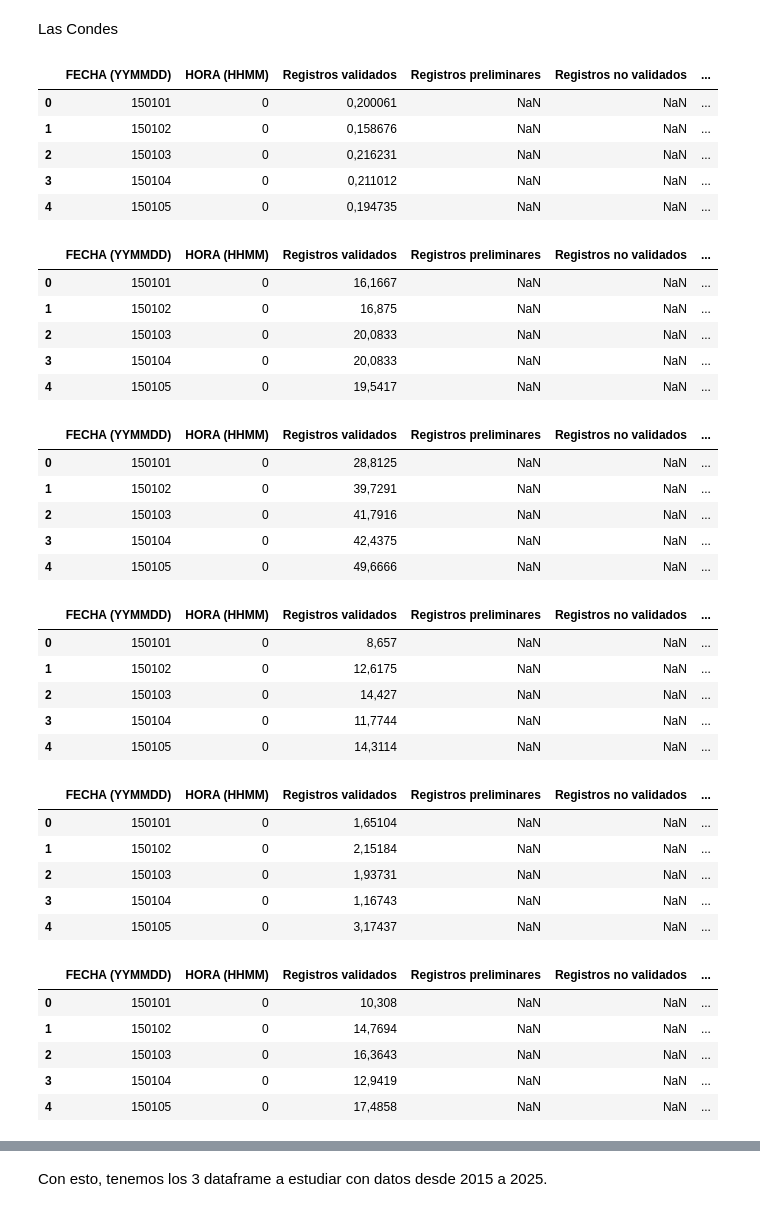
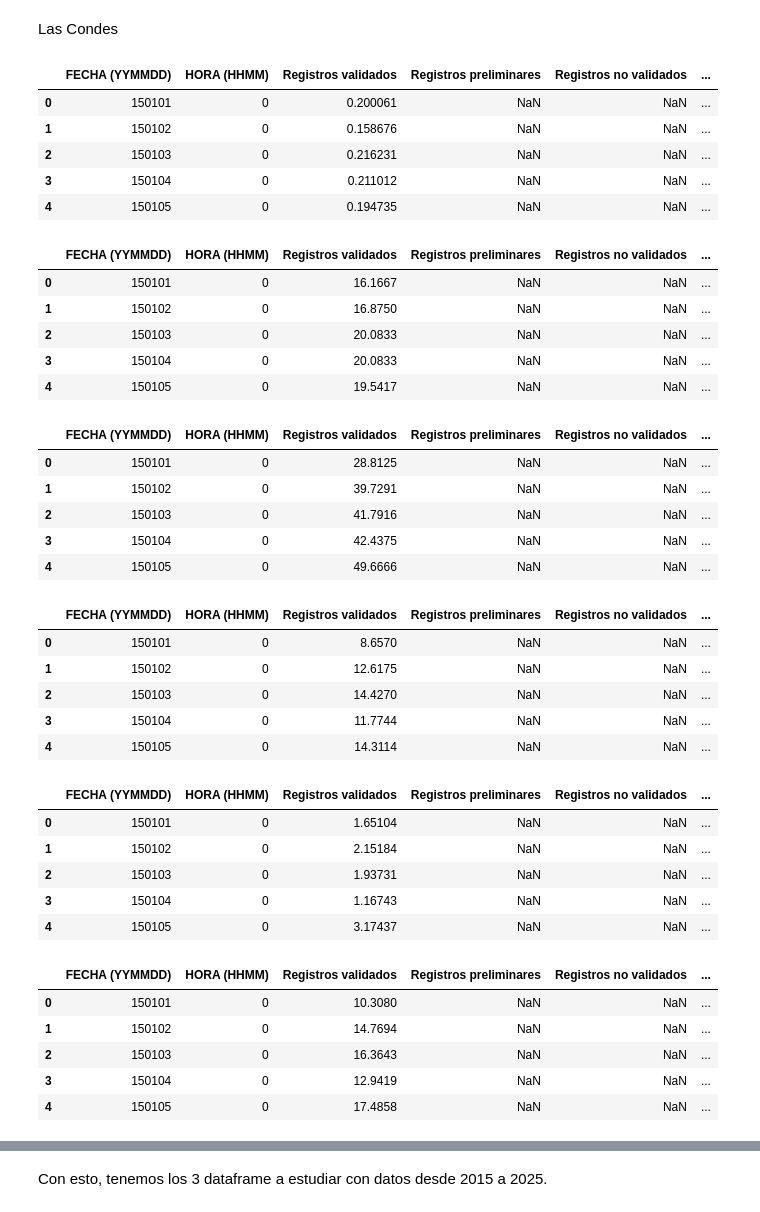
Before and after one commit to Seba-RC/AnalisisContaminacionAire, a Jupyter notebook: AnalisisDatos.ipynb, the cells around one changed output, grey strips where cells are left out. Cells and saved outputs as stored; diff of their text form; code cells hidden in the pictures.

```diff
--- a/AnalisisDatos.ipynb
+++ b/AnalisisDatos.ipynb
@@ -248,55 +239,55 @@ Este dataframe sera usado para el analisis de la comuna de El Bosque.
 # %% [markdown]
 Las Condes
 # %%
-lasCondesCO = pd.read_csv('Datos/las_condes/COLasCondes.csv', sep=';')
+lasCondesCO = pd.read_csv('Datos/las_condes/COLasCondes.csv', sep=';', decimal=',')
 display(lasCondesCO.head())
-lasCondesmp2_5 = pd.read_csv('Datos/las_condes/mp2.5LasCondes.csv', sep=';')
+lasCondesmp2_5 = pd.read_csv('Datos/las_condes/mp2.5LasCondes.csv', sep=';', decimal=',')
 display(lasCondesmp2_5.head())
-lasCondesmp10 = pd.read_csv('Datos/las_condes/mp10LasCondes.csv', sep=';')
+lasCondesmp10 = pd.read_csv('Datos/las_condes/mp10LasCondes.csv', sep=';', decimal=',')
 display(lasCondesmp10.head())
-lasCondesNO2 = pd.read_csv('Datos/las_condes/NO2LasCondes.csv', sep=';')
+lasCondesNO2 = pd.read_csv('Datos/las_condes/NO2LasCondes.csv', sep=';', decimal=',')
 display(lasCondesNO2.head())
-lasCondesNO = pd.read_csv('Datos/las_condes/NOLasCondes.csv', sep=';')
+lasCondesNO = pd.read_csv('Datos/las_condes/NOLasCondes.csv', sep=';', decimal=',')
 display(lasCondesNO.head())
-lasCondesNOx = pd.read_csv('Datos/las_condes/NOxLasCondes.csv', sep=';')
+lasCondesNOx = pd.read_csv('Datos/las_condes/NOxLasCondes.csv', sep=';', decimal=',')
 display(lasCondesNOx.head())
-lasCondesO3 = pd.read_csv('Datos/las_condes/O3LasCondes.csv', sep=';')
+lasCondesO3 = pd.read_csv('Datos/las_condes/O3LasCondes.csv', sep=';', decimal=',')
 display(lasCondesO3.head())
 # %% [output]
 |  | FECHA (YYMMDD) | HORA (HHMM) | Registros validados | Registros preliminares | Registros no validados | ... |
-| 0 | 150101 | 0 | 0,200061 | NaN | NaN | ... |
-| 1 | 150102 | 0 | 0,158676 | NaN | NaN | ... |
-| 2 | 150103 | 0 | 0,216231 | NaN | NaN | ... |
-| 3 | 150104 | 0 | 0,211012 | NaN | NaN | ... |
-| 4 | 150105 | 0 | 0,194735 | NaN | NaN | ... |
+| 0 | 150101 | 0 | 0.200061 | NaN | NaN | ... |
+| 1 | 150102 | 0 | 0.158676 | NaN | NaN | ... |
+| 2 | 150103 | 0 | 0.216231 | NaN | NaN | ... |
+| 3 | 150104 | 0 | 0.211012 | NaN | NaN | ... |
+| 4 | 150105 | 0 | 0.194735 | NaN | NaN | ... |
 |  | FECHA (YYMMDD) | HORA (HHMM) | Registros validados | Registros preliminares | Registros no validados | ... |
-| 0 | 150101 | 0 | 16,1667 | NaN | NaN | ... |
-| 1 | 150102 | 0 | 16,875 | NaN | NaN | ... |
-| 2 | 150103 | 0 | 20,0833 | NaN | NaN | ... |
-| 3 | 150104 | 0 | 20,0833 | NaN | NaN | ... |
-| 4 | 150105 | 0 | 19,5417 | NaN | NaN | ... |
+| 0 | 150101 | 0 | 16.1667 | NaN | NaN | ... |
+| 1 | 150102 | 0 | 16.8750 | NaN | NaN | ... |
+| 2 | 150103 | 0 | 20.0833 | NaN | NaN | ... |
+| 3 | 150104 | 0 | 20.0833 | NaN | NaN | ... |
+| 4 | 150105 | 0 | 19.5417 | NaN | NaN | ... |
 |  | FECHA (YYMMDD) | HORA (HHMM) | Registros validados | Registros preliminares | Registros no validados | ... |
-| 0 | 150101 | 0 | 28,8125 | NaN | NaN | ... |
-| 1 | 150102 | 0 | 39,7291 | NaN | NaN | ... |
-| 2 | 150103 | 0 | 41,7916 | NaN | NaN | ... |
-| 3 | 150104 | 0 | 42,4375 | NaN | NaN | ... |
-| 4 | 150105 | 0 | 49,6666 | NaN | NaN | ... |
+| 0 | 150101 | 0 | 28.8125 | NaN | NaN | ... |
+| 1 | 150102 | 0 | 39.7291 | NaN | NaN | ... |
+| 2 | 150103 | 0 | 41.7916 | NaN | NaN | ... |
+| 3 | 150104 | 0 | 42.4375 | NaN | NaN | ... |
+| 4 | 150105 | 0 | 49.6666 | NaN | NaN | ... |
 |  | FECHA (YYMMDD) | HORA (HHMM) | Registros validados | Registros preliminares | Registros no validados | ... |
-| 0 | 150101 | 0 | 8,657 | NaN | NaN | ... |
-| 1 | 150102 | 0 | 12,6175 | NaN | NaN | ... |
-| 2 | 150103 | 0 | 14,427 | NaN | NaN | ... |
-| 3 | 150104 | 0 | 11,7744 | NaN | NaN | ... |
-| 4 | 150105 | 0 | 14,3114 | NaN | NaN | ... |
+| 0 | 150101 | 0 | 8.6570 | NaN | NaN | ... |
+| 1 | 150102 | 0 | 12.6175 | NaN | NaN | ... |
+| 2 | 150103 | 0 | 14.4270 | NaN | NaN | ... |
+| 3 | 150104 | 0 | 11.7744 | NaN | NaN | ... |
+| 4 | 150105 | 0 | 14.3114 | NaN | NaN | ... |
 |  | FECHA (YYMMDD) | HORA (HHMM) | Registros validados | Registros preliminares | Registros no validados | ... |
-| 0 | 150101 | 0 | 1,65104 | NaN | NaN | ... |
-| 1 | 150102 | 0 | 2,15184 | NaN | NaN | ... |
-| 2 | 150103 | 0 | 1,93731 | NaN | NaN | ... |
-| 3 | 150104 | 0 | 1,16743 | NaN | NaN | ... |
-| 4 | 150105 | 0 | 3,17437 | NaN | NaN | ... |
+| 0 | 150101 | 0 | 1.65104 | NaN | NaN | ... |
+| 1 | 150102 | 0 | 2.15184 | NaN | NaN | ... |
+| 2 | 150103 | 0 | 1.93731 | NaN | NaN | ... |
+| 3 | 150104 | 0 | 1.16743 | NaN | NaN | ... |
+| 4 | 150105 | 0 | 3.17437 | NaN | NaN | ... |
 |  | FECHA (YYMMDD) | HORA (HHMM) | Registros validados | Registros preliminares | Registros no validados | ... |
-| 0 | 150101 | 0 | 10,308 | NaN | NaN | ... |
-| 1 | 150102 | 0 | 14,7694 | NaN | NaN | ... |
-| 2 | 150103 | 0 | 16,3643 | NaN | NaN | ... |
-| 3 | 150104 | 0 | 12,9419 | NaN | NaN | ... |
-| 4 | 150105 | 0 | 17,4858 | NaN | NaN | ... |
+| 0 | 150101 | 0 | 10.3080 | NaN | NaN | ... |
+| 1 | 150102 | 0 | 14.7694 | NaN | NaN | ... |
+| 2 | 150103 | 0 | 16.3643 | NaN | NaN | ... |
+| 3 | 150104 | 0 | 12.9419 | NaN | NaN | ... |
+| 4 | 150105 | 0 | 17.4858 | NaN | NaN | ... |
 |  | FECHA (YYMMDD) | HORA (HHMM) | Registros validados | Registros preliminares | Registros no validados | ... |
```
Also changed, not shown: parts of 12 cells of this notebook.
